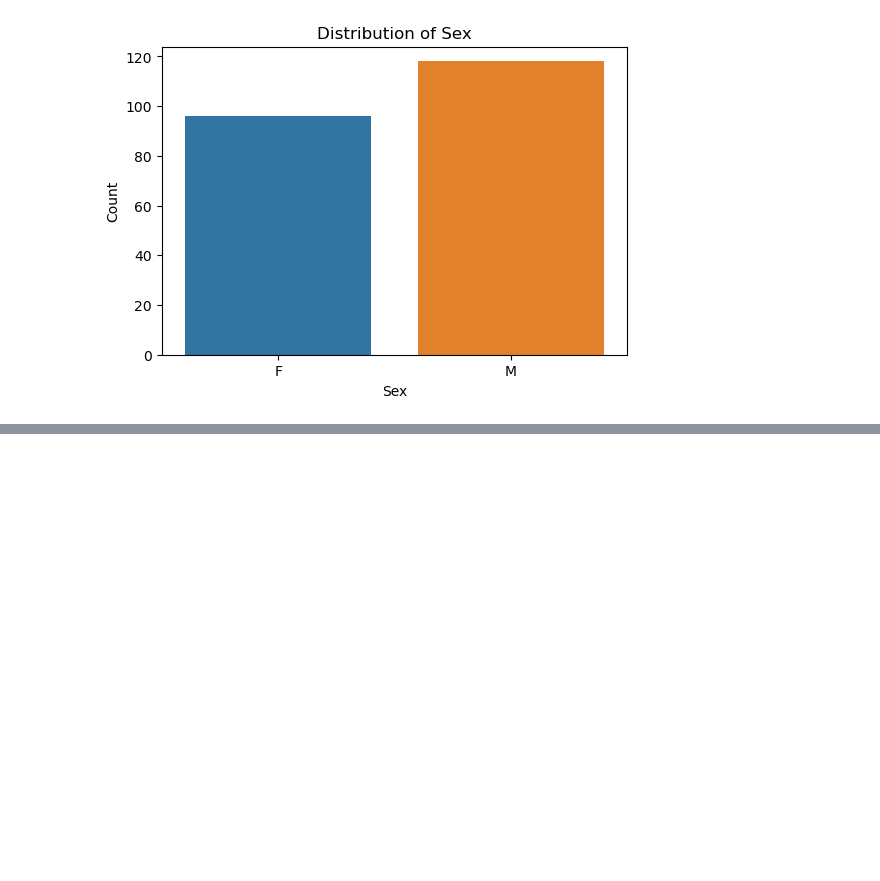
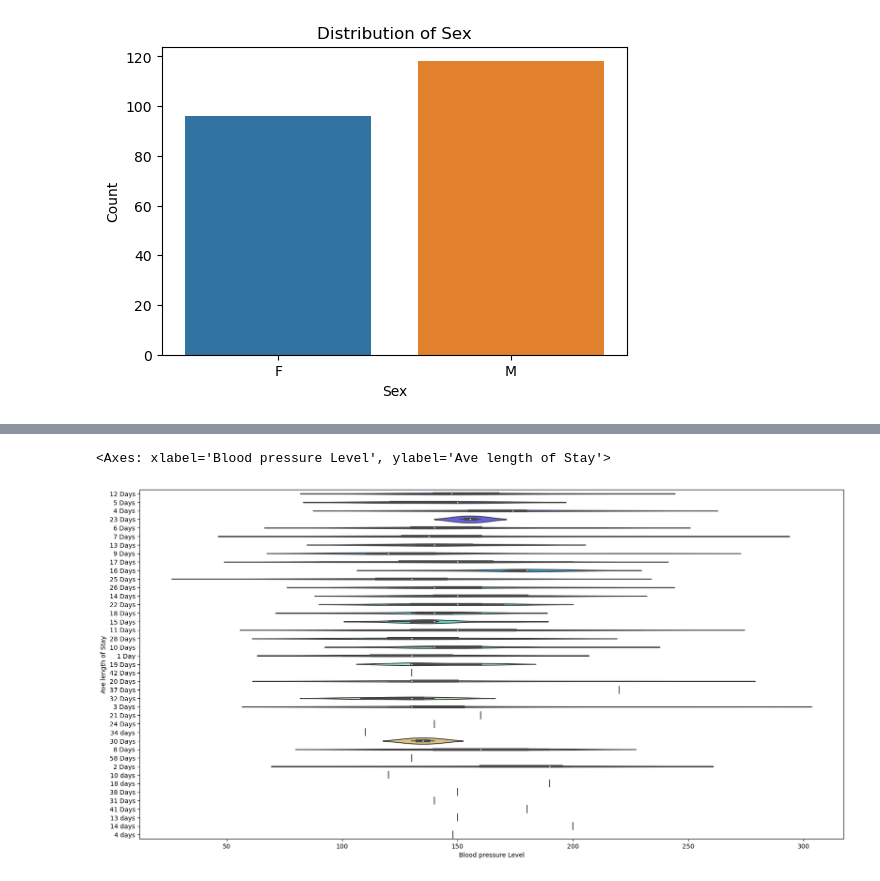
Before and after one commit to Roddiyyat/Final-Year-Stroke-Prediction-Project-, a Jupyter notebook: Final Year Project Data Analysis.ipynb, the cells around one changed output, grey strips where cells are left out. Saved outputs shown, nothing was run; the diff lists cells and outputs as text; code cells hidden in the pictures; blank space fills up the shorter version.

```diff
--- a/Final Year Project Data Analysis.ipynb
+++ b/Final Year Project Data Analysis.ipynb
@@ -310,0 +321,9 @@ using pablo's class note(visualization fundamentals) compare variables and relat
+# %%
+# The violin plot displays the distribution of blood pressure values over patient length of stay at the hospital
+
+
+plt.figure(figsize=(20, 10))
+sns.violinplot(x="Blood pressure Level", y="Ave length of Stay", data=cleaned_stoke_data,palette='rainbow')
+# %% [output]
+<Axes: xlabel='Blood pressure Level', ylabel='Ave length of Stay'>
+[figure, added]
```
Also changed, not shown: parts of 26 cells of this notebook.
